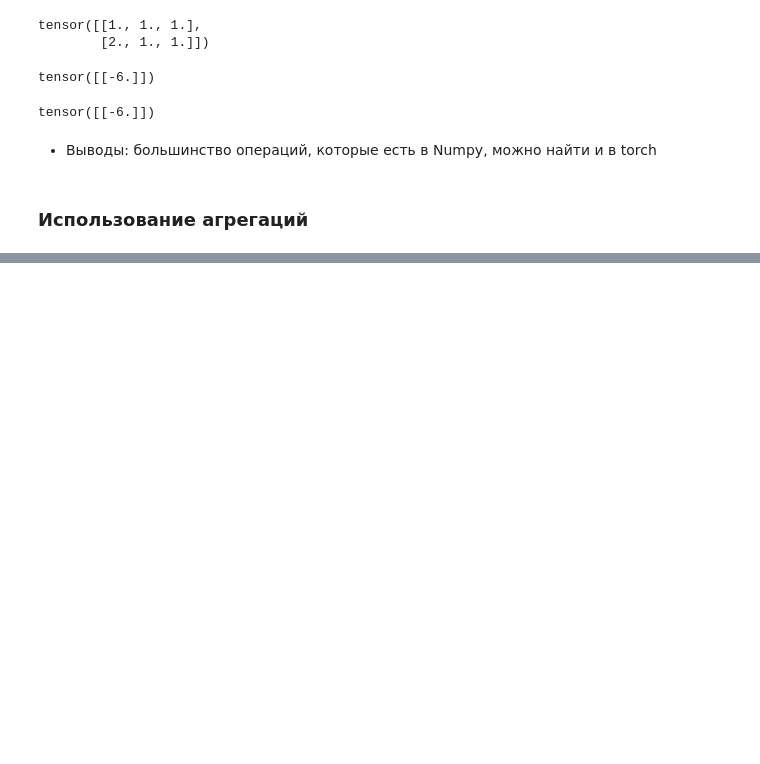
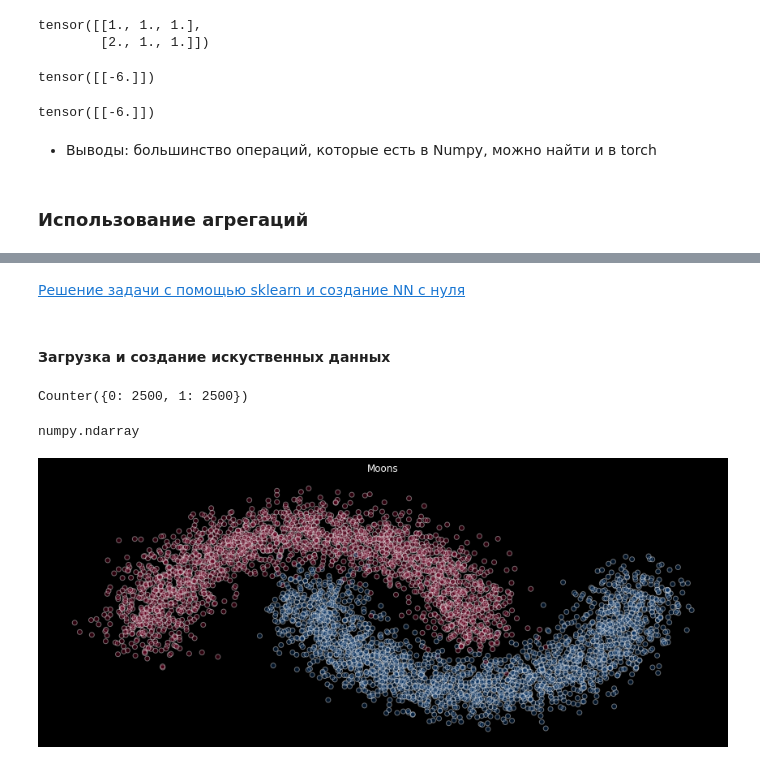
Before and after one commit to TaliyIvanov/MPTI-Deep_Lerning, a Jupyter notebook: 19.0 ДЗ. Введение в Нейронные сети/Введение в PyTorch Deep Learning (дополнительная практика вне курса).ipynb, the cells around one changed output, grey strips where cells are left out. Saved outputs shown, nothing was run; the diff lists cells and outputs as text; code cells hidden in the pictures; blank space fills up the shorter version.

```diff
--- a/19.0 ДЗ. Введение в Нейронные сети/Введение в PyTorch Deep Learning (дополнительная практика вне курса).ipynb
+++ b/19.0 ДЗ. Введение в Нейронные сети/Введение в PyTorch Deep Learning (дополнительная практика вне курса).ipynb
@@ -3,3 +3,17 @@ import torch
 import numpy as np
 import warnings
 import matplotlib.pyplot as plt
+
+warnings.filterwarnings("ignore", "FutureWarning")
+plt.style.use("dark_background")
+
+# дополнительные импорты для задачи Луны
+
+import torch.nn as nn
+from torch.nn import functional as F
+from torch.utils.data import TensorDataset, DataLoader
+from torchmetrics import Accuracy
+from sklearn.datasets import make_moons #берем датасет Луна
+from sklearn.model_selection import train_test_split
+from collections import Counter
+from tqdm.autonotebook import tqdm #нужен для просмотра времени обучения нейросети
@@ -384,0 +698,29 @@ tensor([[-6.]])
+# %% [markdown]
+[Решение задачи с помощью sklearn и создание NN с нуля](#https://dennybritz.com/posts/wildml/implementing-a-neural-network-from-scratch/)
+# %% [markdown]
+#### Загрузка и создание искуственных данных
+# %%
+#noise - отвечает за то, насколько данные будут пересекаться
+X, y = make_moons(n_samples = 5000, random_state=42, noise=0.15)
+# %%
+Counter(y)
+# %% [output]
+Counter({0: 2500, 1: 2500})
+# %%
+#Т.к. работаем в торче, данные необходимо будет перевести в тензоры
+type(X)
+# %% [output]
+numpy.ndarray
+# %%
+#выведем датасэт на экран
+plt.figure(figsize=(15,6))
+plt.title('Moons')
+plt.scatter(X[:, 0], X[:,1],
+           c=y,
+           cmap='RdBu',
+           alpha=0.42,
+           ec='white')
+plt.axis('off')
+plt.show()
+# %% [output]
+[figure, added]
```
Also changed, not shown: parts of 83 cells of this notebook.
